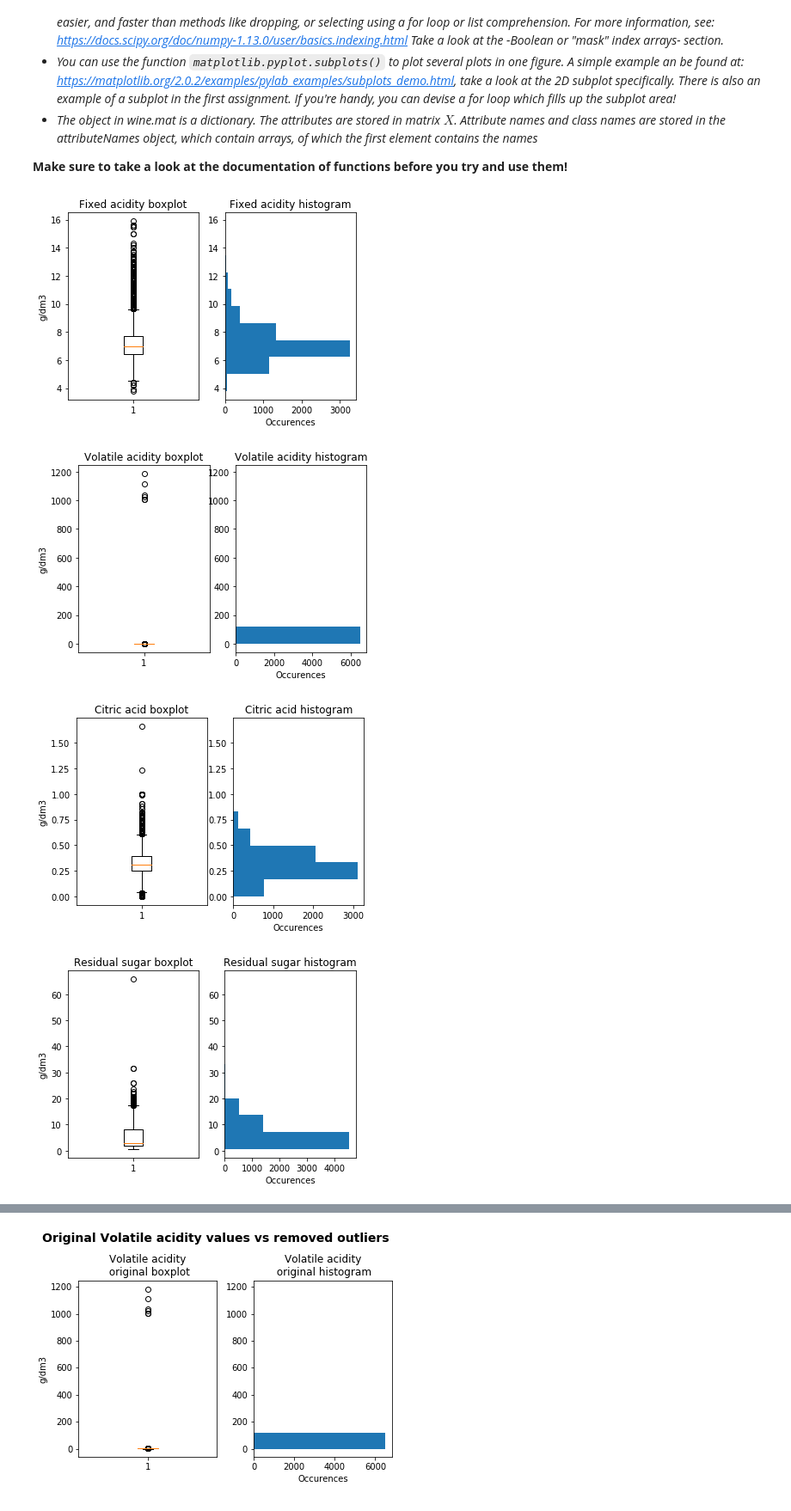
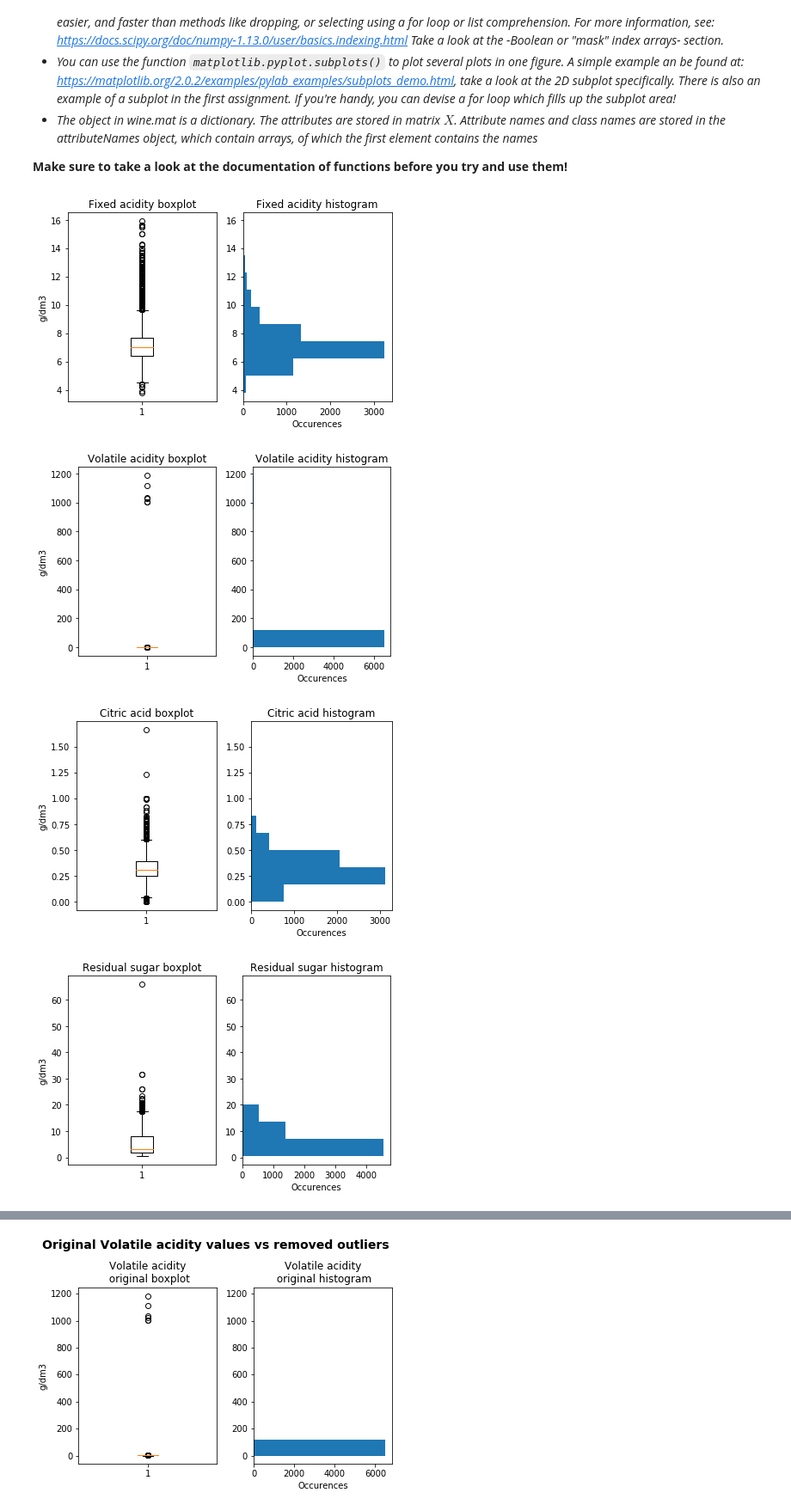
Before and after one commit to LennartPNL/DataMiningAssignments, a Jupyter notebook: Assignment_2/Assignment_2.ipynb, the cells around one changed output, grey strips where cells are left out. Shown: that part at 86% size. Drawn from its saved outputs; the diff is of its cells as text; code cells hidden in the pictures.

```diff
--- a/Assignment_2/Assignment_2.ipynb
+++ b/Assignment_2/Assignment_2.ipynb
@@ -64,39 +64,41 @@ http://cogsys.compute.dtu.dk. Any sale or commercial distribution is strictly fo
 
 **Make sure to take a look at the documentation of functions before you try and use them!**
 # %%
-import scipy.io as scipy_io
+from scipy.io import loadmat
 import matplotlib.pyplot as plt
 import pprint
 import numpy as np
 
 import pandas as pd
 
 # 2.1.1a.1
 
 # Loading trhe data into scipy
 
-data = scipy_io.loadmat("Data/wine.mat")
+data = loadmat("Data/wine.mat")
 
 attr_names = [name[0] for names in data["attributeNames"] for name in names]
 
 units = ["g/dm3", "g/dm3", "g/dm3", "g/dm3","g/dm3", "mg/dm3", "mg/dm3", "g/cm3", "pH", "g/dm3", "% vol.", "0-10"]
 
 df = pd.DataFrame(data["X"])
 df.columns = attr_names
 
 for i in range(len(attr_names)):
     # Boxplots
     fig1, (ax1, ax2) = plt.subplots(1, 2)
     ax1.set_title(attr_names[i] + " boxplot")
     ax1.boxplot(df.iloc[:,i])
     ax1.set_ylabel(units[i])
 
     # Histograms
     ax2.hist(df.iloc[:,i], orientation='horizontal')
     plt.title(attr_names[i] + " histogram")
     plt.xlabel("Occurences")
+
+    fig1.tight_layout()
 # %% [output]
-[figure, old version]
+[figure, new version]
-[figure, old version]
+[figure, new version]
-[figure, old version]
+[figure, new version]
-[figure, old version]
+[figure, new version]
```
Also changed, not shown: parts of 7 cells of this notebook.
